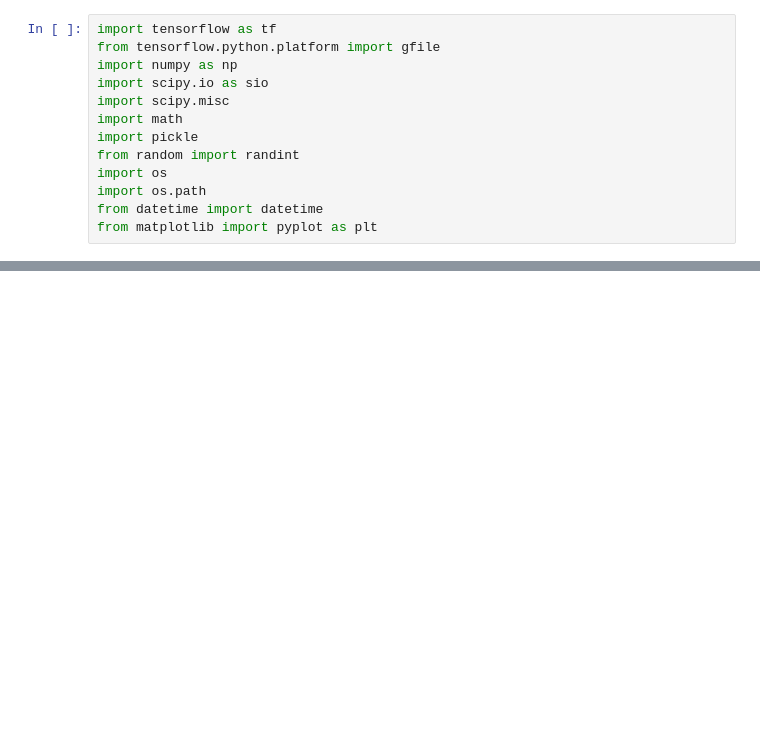
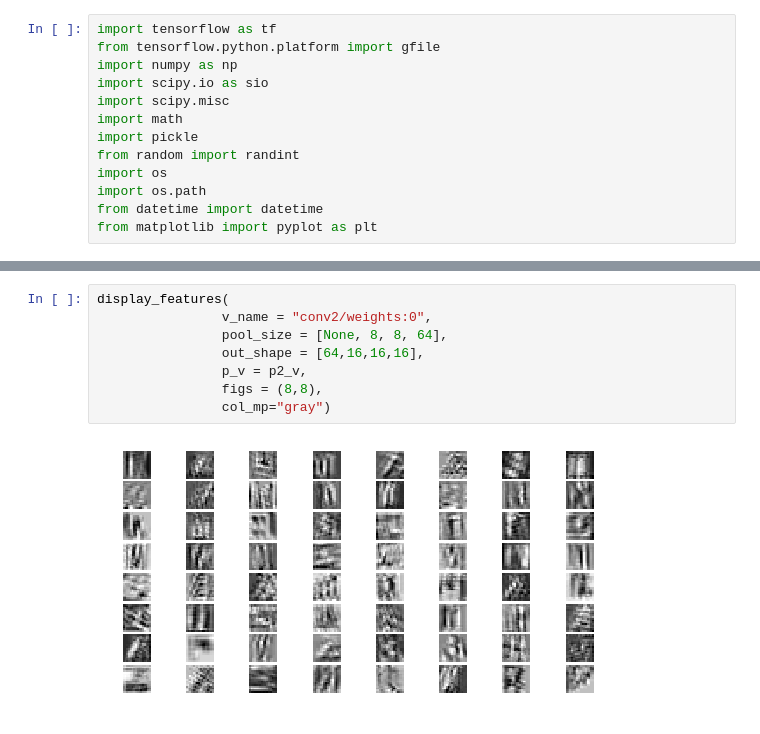
Before and after one commit to bpeng93/AML_Project, a Jupyter notebook: Main Notebook.ipynb, the cells around one changed output, grey strips where cells are left out. Cells and saved outputs as stored; diff of their text form; blank space fills up the shorter version.

```diff
--- a/Main Notebook.ipynb
+++ b/Main Notebook.ipynb
@@ -383,0 +415,10 @@ plt.show()
+# %%
+display_features(
+                v_name = "conv2/weights:0",
+                pool_size = [None, 8, 8, 64],
+                out_shape = [64,16,16,16],
+                p_v = p2_v,
+                figs = (8,8),
+                col_mp="gray")
+# %% [output]
+[figure, added]
```
Also changed, not shown: parts of 24 cells of this notebook.
